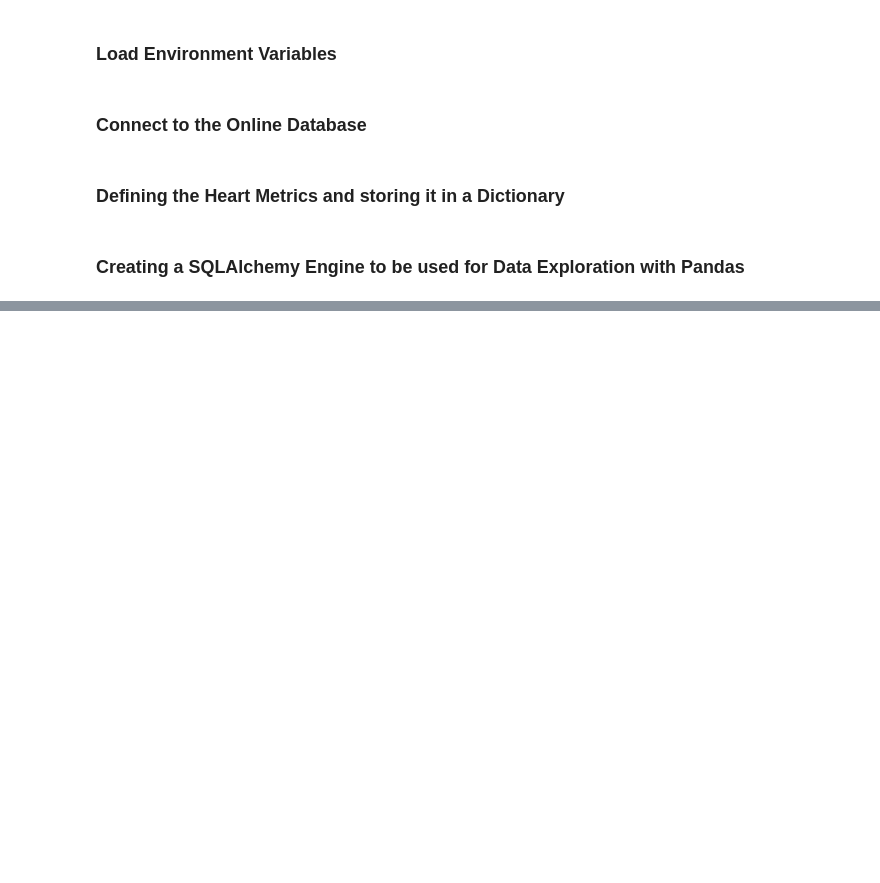
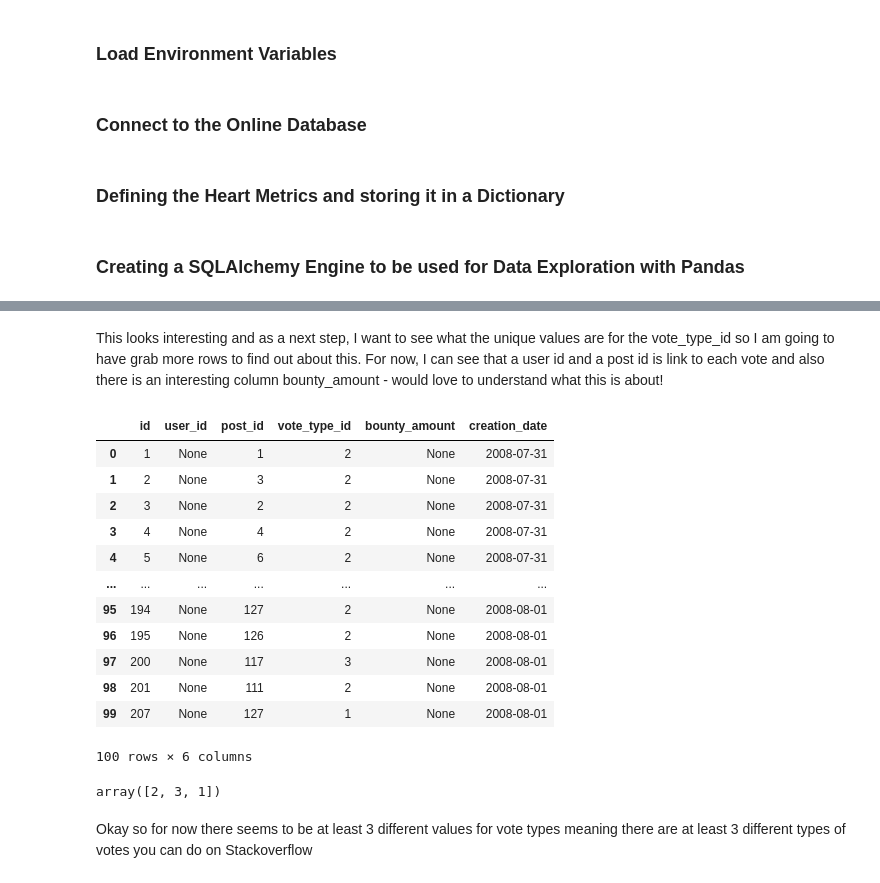
Before and after one commit to denisecodes/stack_overflow_dashboard, a Jupyter notebook: stack_overflow_dashboard.ipynb, the cells around one changed output, grey strips where cells are left out. Cells and saved outputs as stored; diff of their text form; code cells hidden in the pictures; blank space fills up the shorter version.

```diff
--- a/stack_overflow_dashboard.ipynb
+++ b/stack_overflow_dashboard.ipynb
@@ -78,0 +137,28 @@ posts_df
+# %% [markdown]
+This looks interesting and as a next step, I want to see what the unique values are for the vote_type_id so I am going to have grab more rows to find out about this. For now, I can see that a user id and a post id is link to each vote and also there is an interesting column bounty_amount - would love to understand what this is about!
+# %%
+# Let's grab the first 100 rows
+votes_query = "SELECT * FROM votes ORDER BY id LIMIT 100"
+votes_df = pd.read_sql(votes_query, connection)
+votes_df
+# %% [output]
+|  | id | user_id | post_id | vote_type_id | bounty_amount | creation_date |
+| 0 | 1 | None | 1 | 2 | None | 2008-07-31 |
+| 1 | 2 | None | 3 | 2 | None | 2008-07-31 |
+| 2 | 3 | None | 2 | 2 | None | 2008-07-31 |
+| 3 | 4 | None | 4 | 2 | None | 2008-07-31 |
+| 4 | 5 | None | 6 | 2 | None | 2008-07-31 |
+| ... | ... | ... | ... | ... | ... | ... |
+| 95 | 194 | None | 127 | 2 | None | 2008-08-01 |
+| 96 | 195 | None | 126 | 2 | None | 2008-08-01 |
+| 97 | 200 | None | 117 | 3 | None | 2008-08-01 |
+| 98 | 201 | None | 111 | 2 | None | 2008-08-01 |
+| 99 | 207 | None | 127 | 1 | None | 2008-08-01 |
+100 rows × 6 columns
+# %%
+# Find out the unique values of vote_type_id
+votes_df['vote_type_id'].unique()
+# %% [output]
+array([2, 3, 1])
+# %% [markdown]
+Okay so for now there seems to be at least 3 different values for vote types meaning there are at least 3 different types of votes you can do on Stackoverflow
```
Also changed, not shown: parts of 33 cells of this notebook.
